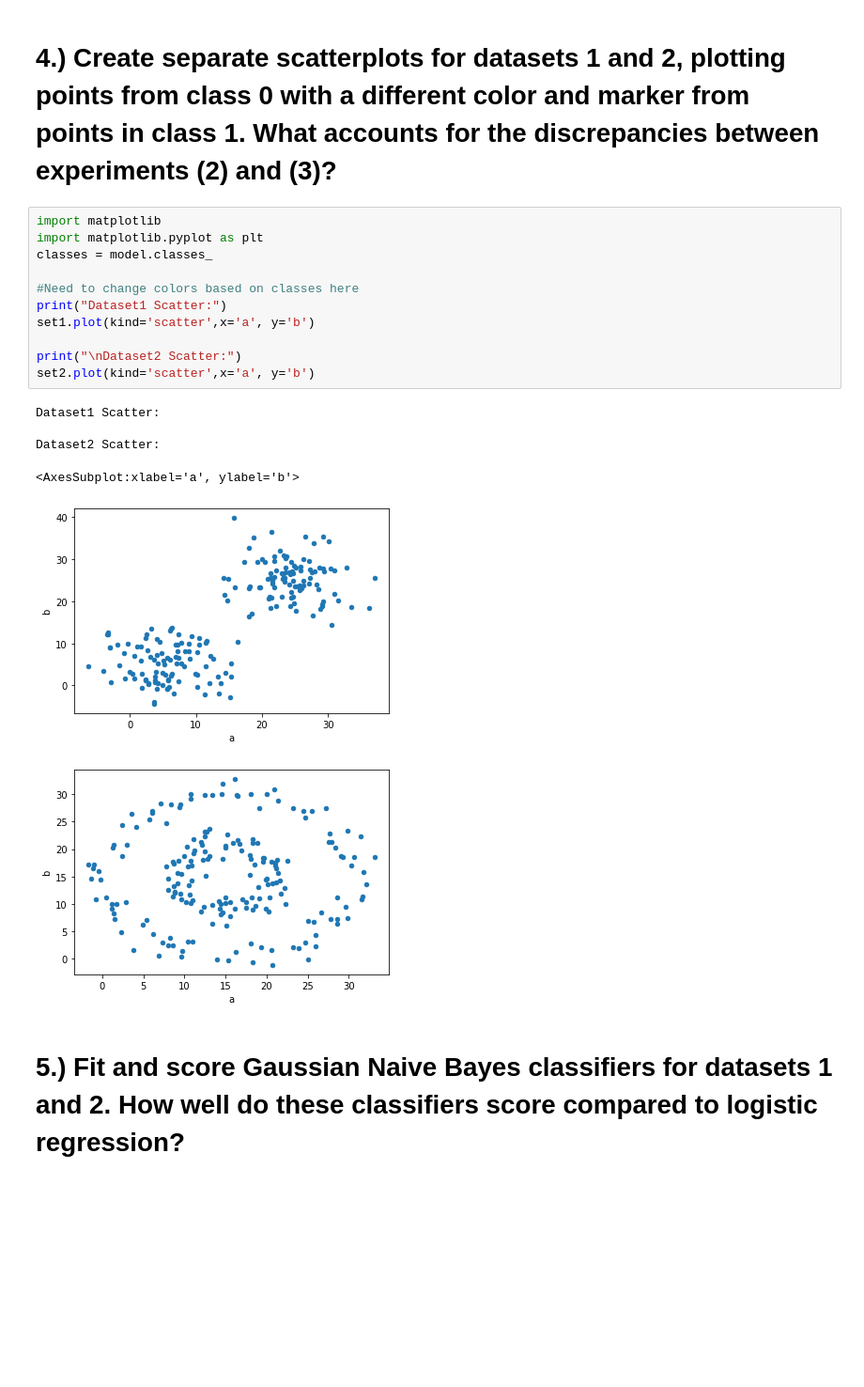
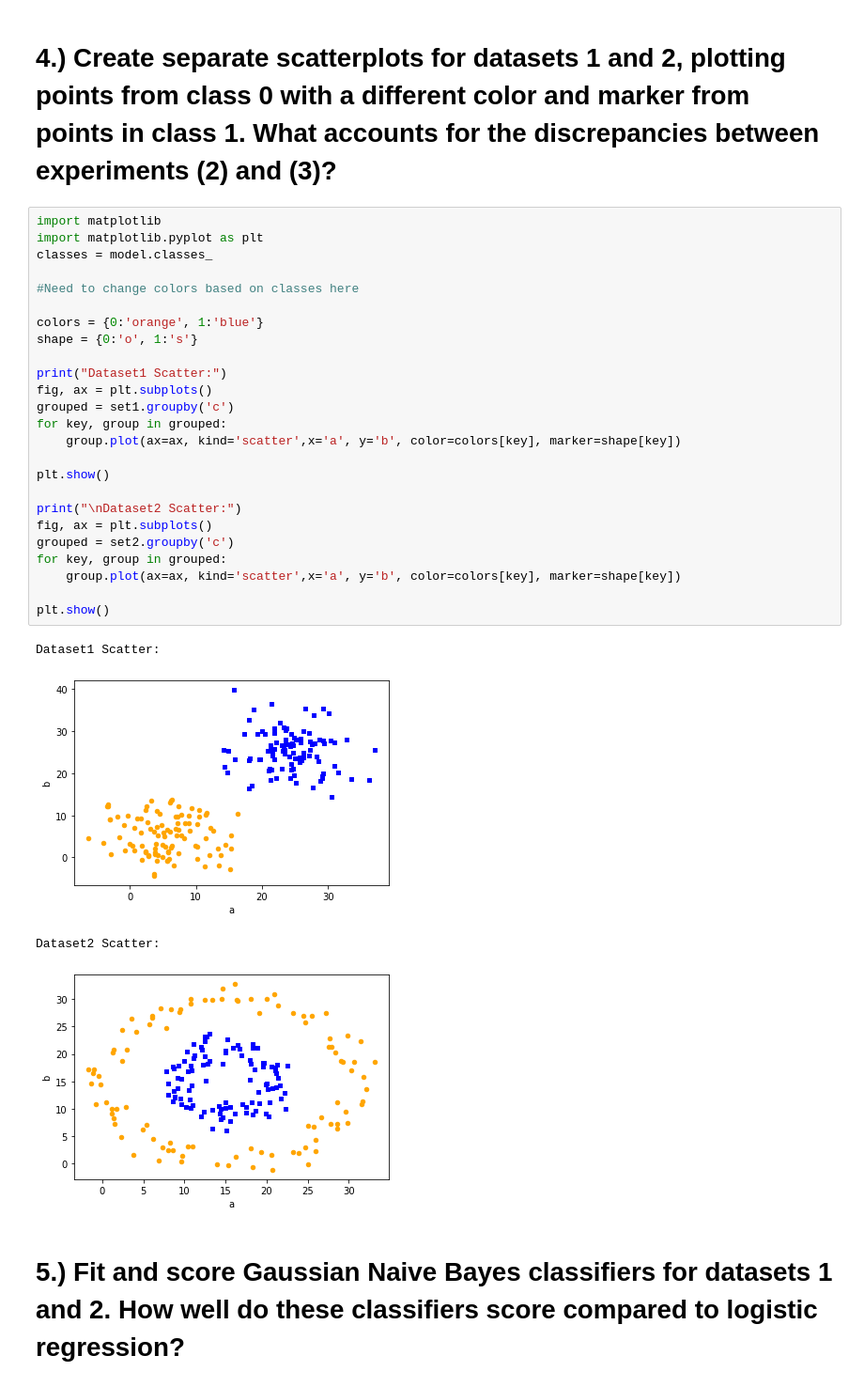
Before and after one commit to Marco-Botello/CPSC483Project5, a Jupyter notebook: Project5.ipynb, the cells around one changed output. Shown at 94% size. Cells and saved outputs as stored; diff of their text form; blank space fills up the shorter version.

```diff
--- a/Project5.ipynb
+++ b/Project5.ipynb
@@ -88,21 +88,33 @@ Our model score:  0.525
 # %%
 import matplotlib
 import matplotlib.pyplot as plt
 classes = model.classes_
 
 #Need to change colors based on classes here
+
+colors = {0:'orange', 1:'blue'}
+shape = {0:'o', 1:'s'}
+
 print("Dataset1 Scatter:")
-set1.plot(kind='scatter',x='a', y='b')
+fig, ax = plt.subplots()
+grouped = set1.groupby('c')
+for key, group in grouped:
+    group.plot(ax=ax, kind='scatter',x='a', y='b', color=colors[key], marker=shape[key])
+
+plt.show()
 
 print("\nDataset2 Scatter:")
-set2.plot(kind='scatter',x='a', y='b')
+fig, ax = plt.subplots()
+grouped = set2.groupby('c')
+for key, group in grouped:
+    group.plot(ax=ax, kind='scatter',x='a', y='b', color=colors[key], marker=shape[key])
+
+plt.show()
 # %% [output]
 Dataset1 Scatter:
-
-Dataset2 Scatter:
+[figure, new version]
-<AxesSubplot:xlabel='a', ylabel='b'>
+Dataset2 Scatter:
-[figure, old version]
-[figure, old version]
+[figure, new version]
 # %% [markdown]
 # 5.) Fit and score Gaussian Naive Bayes classifiers for datasets 1 and 2. How well do these classifiers score compared to logistic regression?
 # %%
```
Also changed, not shown: parts of 2 cells of this notebook.
